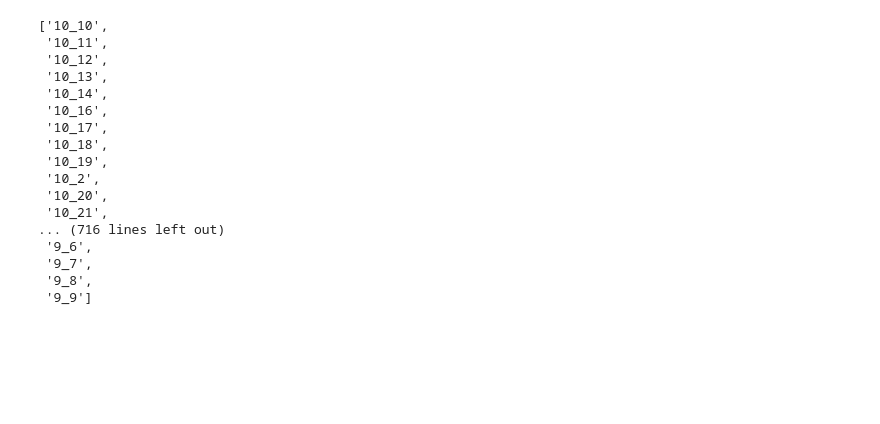
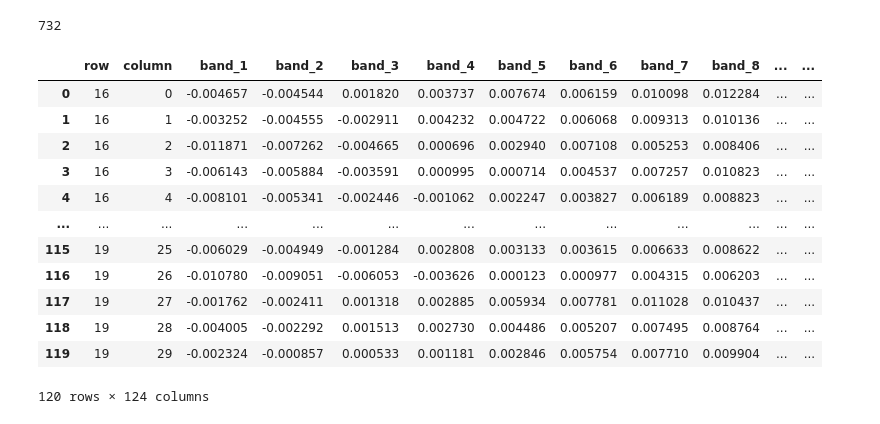
Before and after one commit to wenquchen/hytools, a Jupyter notebook: find_corresponding_aviris_trait.ipynb, the cells around one changed output. Cells and saved outputs as stored; diff of their text form; code cells hidden in the pictures; blank space fills up the shorter version.

```diff
--- a/find_corresponding_aviris_trait.ipynb
+++ b/find_corresponding_aviris_trait.ipynb
@@ -25,22 +17,6 @@ for file_name in dir_list:
 # %%
 file_list.sort()
 # %%
-file_list
+len(file_list)
 # %% [output]
-['10_10',
- '10_11',
- '10_12',
- '10_13',
- '10_14',
- '10_16',
- '10_17',
- '10_18',
- '10_19',
- '10_2',
- '10_20',
- '10_21',
-... (716 lines left out)
- '9_6',
- '9_7',
- '9_8',
- '9_9']
+732
@@ -46,0 +45,17 @@ file_list
+# %%
+df_spectral = pd.read_csv(r"D:\wenqu\aviris\PLSR\spectral_statistic.csv")
+df_spectral
+# %% [output]
+|  | row | column | band_1 | band_2 | band_3 | band_4 | band_5 | band_6 | band_7 | band_8 | ... | ... |
+| 0 | 16 | 0 | -0.004657 | -0.004544 | 0.001820 | 0.003737 | 0.007674 | 0.006159 | 0.010098 | 0.012284 | ... | ... |
+| 1 | 16 | 1 | -0.003252 | -0.004555 | -0.002911 | 0.004232 | 0.004722 | 0.006068 | 0.009313 | 0.010136 | ... | ... |
+| 2 | 16 | 2 | -0.011871 | -0.007262 | -0.004665 | 0.000696 | 0.002940 | 0.007108 | 0.005253 | 0.008406 | ... | ... |
+| 3 | 16 | 3 | -0.006143 | -0.005884 | -0.003591 | 0.000995 | 0.000714 | 0.004537 | 0.007257 | 0.010823 | ... | ... |
+| 4 | 16 | 4 | -0.008101 | -0.005341 | -0.002446 | -0.001062 | 0.002247 | 0.003827 | 0.006189 | 0.008823 | ... | ... |
+| ... | ... | ... | ... | ... | ... | ... | ... | ... | ... | ... | ... | ... |
+| 115 | 19 | 25 | -0.006029 | -0.004949 | -0.001284 | 0.002808 | 0.003133 | 0.003615 | 0.006633 | 0.008622 | ... | ... |
+| 116 | 19 | 26 | -0.010780 | -0.009051 | -0.006053 | -0.003626 | 0.000123 | 0.000977 | 0.004315 | 0.006203 | ... | ... |
+| 117 | 19 | 27 | -0.001762 | -0.002411 | 0.001318 | 0.002885 | 0.005934 | 0.007781 | 0.011028 | 0.010437 | ... | ... |
+| 118 | 19 | 28 | -0.004005 | -0.002292 | 0.001513 | 0.002730 | 0.004486 | 0.005207 | 0.007495 | 0.008764 | ... | ... |
+| 119 | 19 | 29 | -0.002324 | -0.000857 | 0.000533 | 0.001181 | 0.002846 | 0.005754 | 0.007710 | 0.009904 | ... | ... |
+120 rows × 124 columns
```
Also changed, not shown: parts of 5 cells of this notebook.
